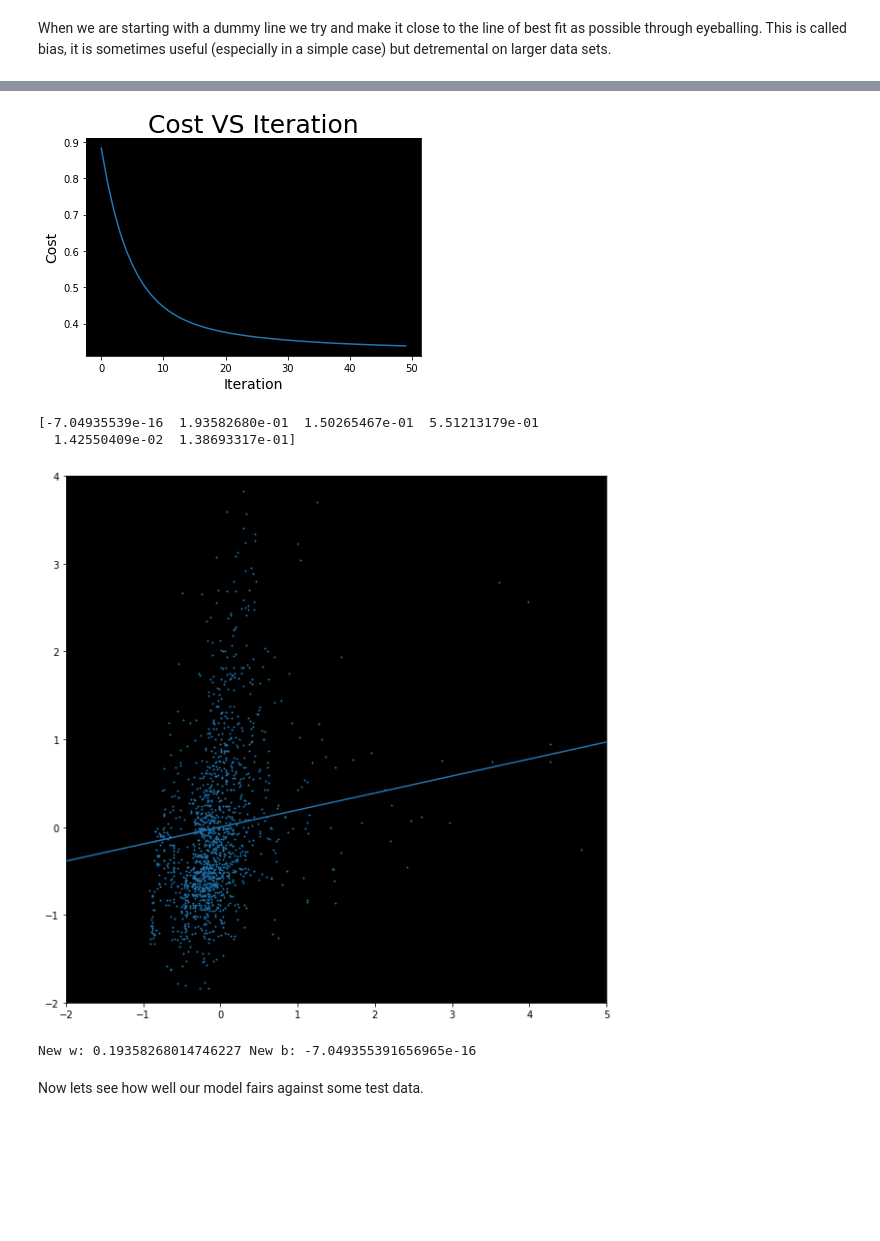
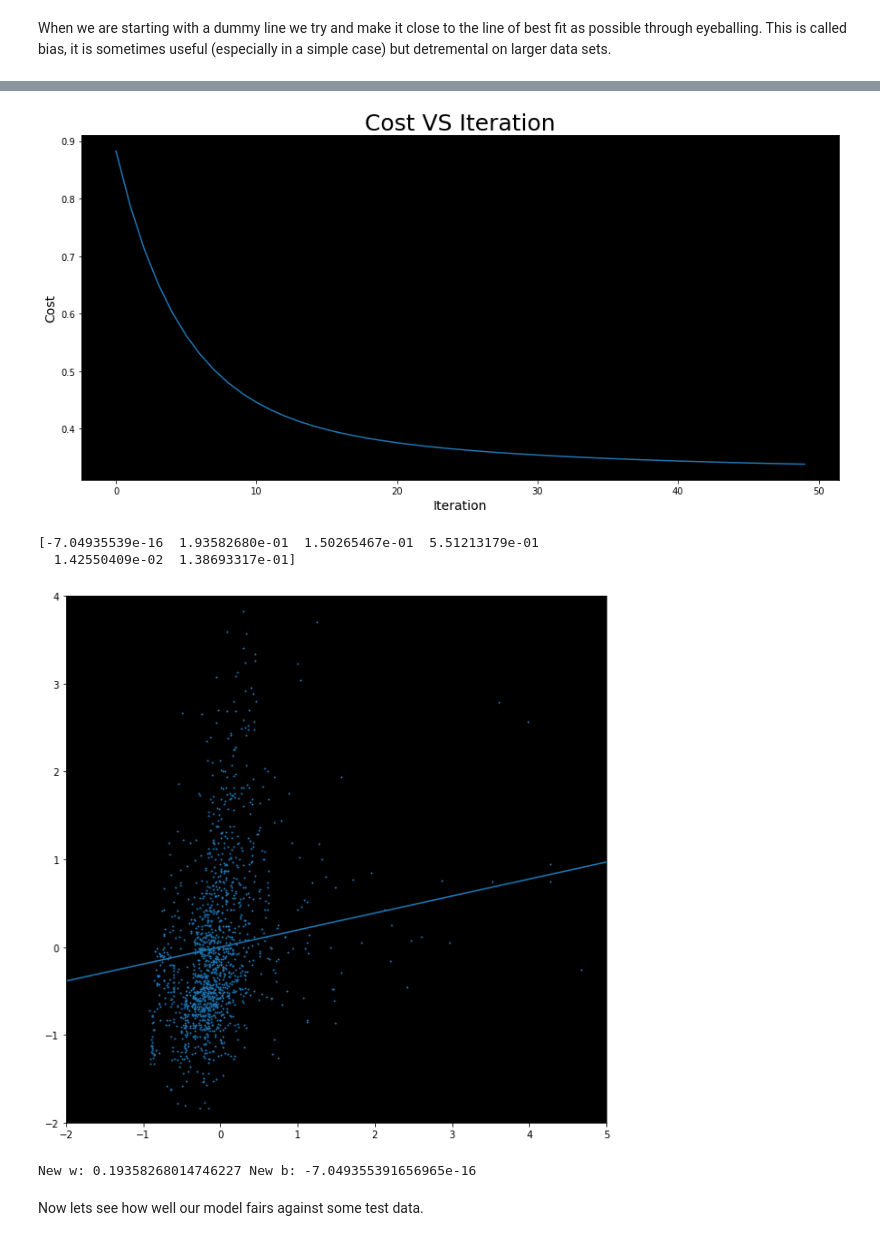
Before and after one commit to MangoFiasco/CISAssignment1, a Jupyter notebook: Assignment 1.ipynb, the cells around one changed output, grey strips where cells are left out. Cells and saved outputs as stored; diff of their text form; code cells hidden in the pictures; blank space fills up the shorter version.

```diff
--- a/Assignment 1.ipynb
+++ b/Assignment 1.ipynb
@@ -79,14 +87,0 @@ plt.show()
-# %%
-#LOSS
-def getLoss(X,y,w,b):
-    i = 0
-    MSE = 0
-    elements = X.shape[0]
-    loss = np.array(range(0,elements))
-    while i<X.shape[0]:
-        MSE = MSE + (y[i] - (w*X[i]+b))**2
-        i = i+1
-    MSE = MSE/i
-    return MSE
-
-print(getLoss(features["YearB"],Y,w,b))
@@ -196,40 +191,43 @@ def gradientDecent(X,Y,W,FeatureNames,learningRate=40,attempt=50):
             toTeachW[i+1] = (-2/size)*sum((guessY - Y)*x)
             i=i+1
         #ADJUST WEIGHT BASED ON THE LEARNING RATE
+        getLoss(X["LotArea"].values,Y,NewW[1],NewW[0])
         NewW = NewW + toTeachW/learningRate
         desc = desc + 1
         lossA.append(mvLoss(X,Y, NewW)) ###
+    plt.figure(figsize=(15,7))
     plt.plot(range(0,attempt),lossA)
     plt.title('Cost VS Iteration',fontsize=25)
     plt.rcParams['axes.facecolor'] = 'black'
     plt.xlabel('Iteration', fontsize=14)
     plt.ylabel('Cost', fontsize=14)
     plt.show()
     return NewW
 names = [
 "LotArea",
 "YearB",
 "OverallQ",
 "OverallC",
 "YearR"
 ]
 
 a =gradientDecent(features,price,np.array([1,1,1,1,1,1]),names)
 print(a)
 newW = a[1]
 newB = a[0]
+
 X = all["LotArea"]
 plt.figure(figsize=(10,10))
 plt.scatter(X,Y,1)
 x = np.array(range(-10,50,1))
 y = (newW*x + newB)
 plt.xlim(-2,5)
 plt.ylim(-2,4)
 plt.plot(x,y)
 plt.show()
 print("New w:",newW,"New b:",newB)
 # %% [output]
-[figure, old version]
+[figure, new version]
 [-7.04935539e-16  1.93582680e-01  1.50265467e-01  5.51213179e-01
   1.42550409e-02  1.38693317e-01]
 [figure]
```
Also changed, not shown: parts of 9 cells of this notebook.
